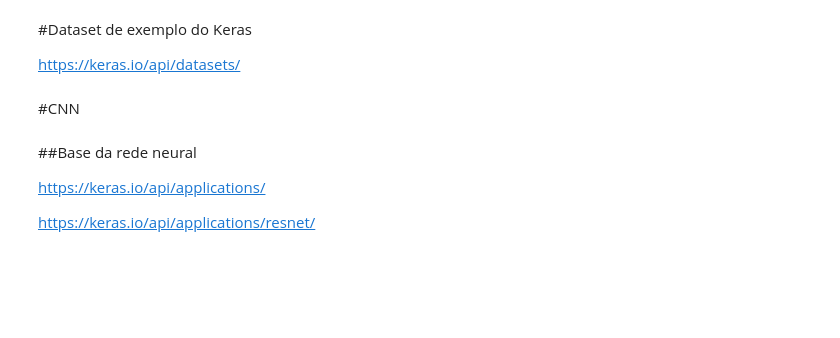
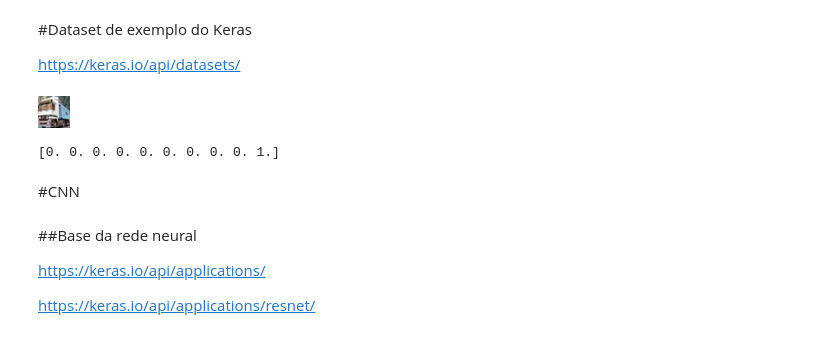
Before and after one commit to FelipeRGRibeiro/PythonNotebooks, a Jupyter notebook: CNN.ipynb, the cells around one changed output. Drawn from its saved outputs; the diff is of its cells as text; code cells hidden in the pictures; blank space fills up the shorter version.

```diff
--- a/CNN.ipynb
+++ b/CNN.ipynb
@@ -37,3 +39,9 @@ y_test = tf.keras.utils.to_categorical(y = y_test, num_classes = 10)
+# %%
+cv2_imshow(x_train[1])
+print(y_train[1])
+# %% [output]
+[figure, added]
+[0. 0. 0. 0. 0. 0. 0. 0. 0. 1.]
 # %% [markdown]
 #CNN
 # %% [markdown]
```
Also changed, not shown: parts of 5 cells of this notebook.
